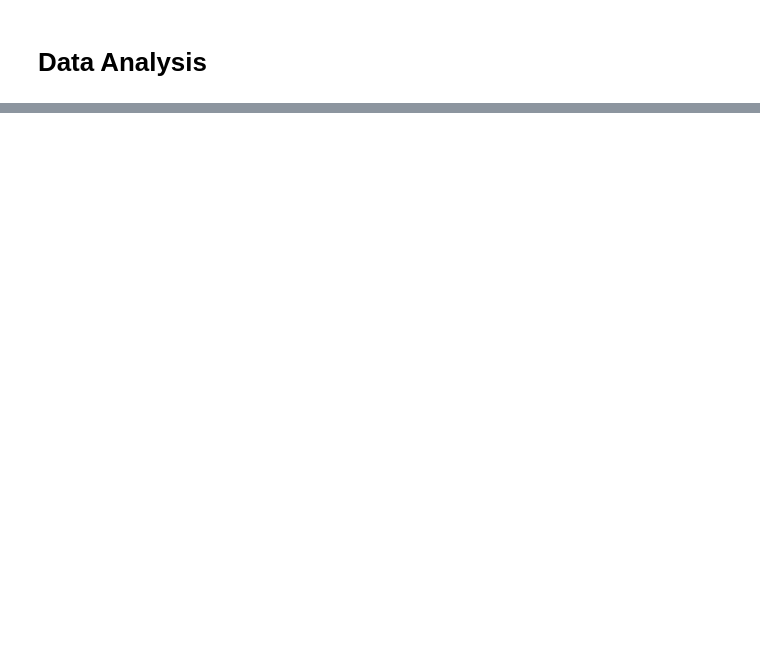
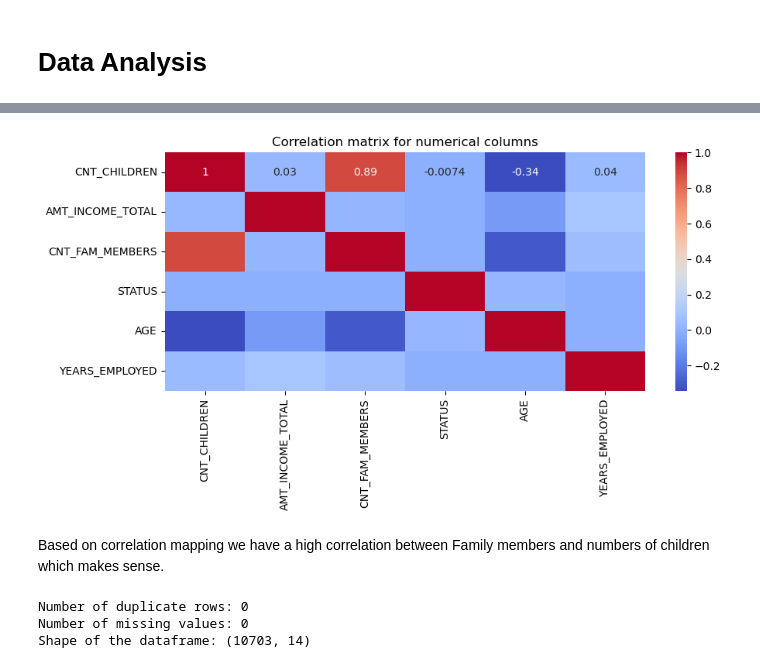
Before and after one commit to Timofeid/berkeley_capstone_project, a Jupyter notebook: notebook.ipynb, the cells around one changed output, grey strips where cells are left out. Cells and saved outputs as stored; diff of their text form; code cells hidden in the pictures; blank space fills up the shorter version.

```diff
--- a/notebook.ipynb
+++ b/notebook.ipynb
@@ -82,0 +303,24 @@ Name: count, dtype: int64
+# %%
+# convert DAYS_BIRTH to years
+df['AGE'] = df['DAYS_BIRTH'] // -365
+df = df.drop(columns='DAYS_BIRTH')
+
+# convert DAYS_EMPLOYED to years
+df['YEARS_EMPLOYED'] = df['DAYS_EMPLOYED'] // -365
+# replace negative values with 0
+df['YEARS_EMPLOYED'] = df['YEARS_EMPLOYED'].apply(lambda x: 0 if x < 0 else x)
+df = df.drop(columns='DAYS_EMPLOYED')
+
+# plot of AGE vs YEARS_EMPLOYED
+fig = px.scatter(df, x='AGE', y='YEARS_EMPLOYED', color='STATUS', title='Scatter plot of AGE vs YEARS_EMPLOYED')
+fig.show()
+# %%
+# plot correlation matrix for numerical values
+plt.figure(figsize=(10, 4))
+sns.heatmap(df.select_dtypes(exclude='object').corr(), annot=True, cmap='coolwarm')
+plt.title('Correlation matrix for numerical columns')
+plt.show()
+# %% [output]
+[figure, added]
+# %% [markdown]
+Based on correlation mapping we have a high correlation between Family members and numbers of children which makes sense.
@@ -82,0 +330,15 @@ Name: count, dtype: int64
+# %%
+# check for duplicate rows
+duplicates = df.duplicated().sum()
+print(f'Number of duplicate rows: {duplicates}')
+
+# check for missing values
+missing_values = df.isnull().sum().sum()
+print(f'Number of missing values: {missing_values}')
+
+# print the shape of the dataframe
+print(f'Shape of the dataframe: {df.shape}')
+# %% [output]
+Number of duplicate rows: 0
+Number of missing values: 0
+Shape of the dataframe: (10703, 14)
```
Also changed, not shown: parts of 23 cells of this notebook, 1 other file.
